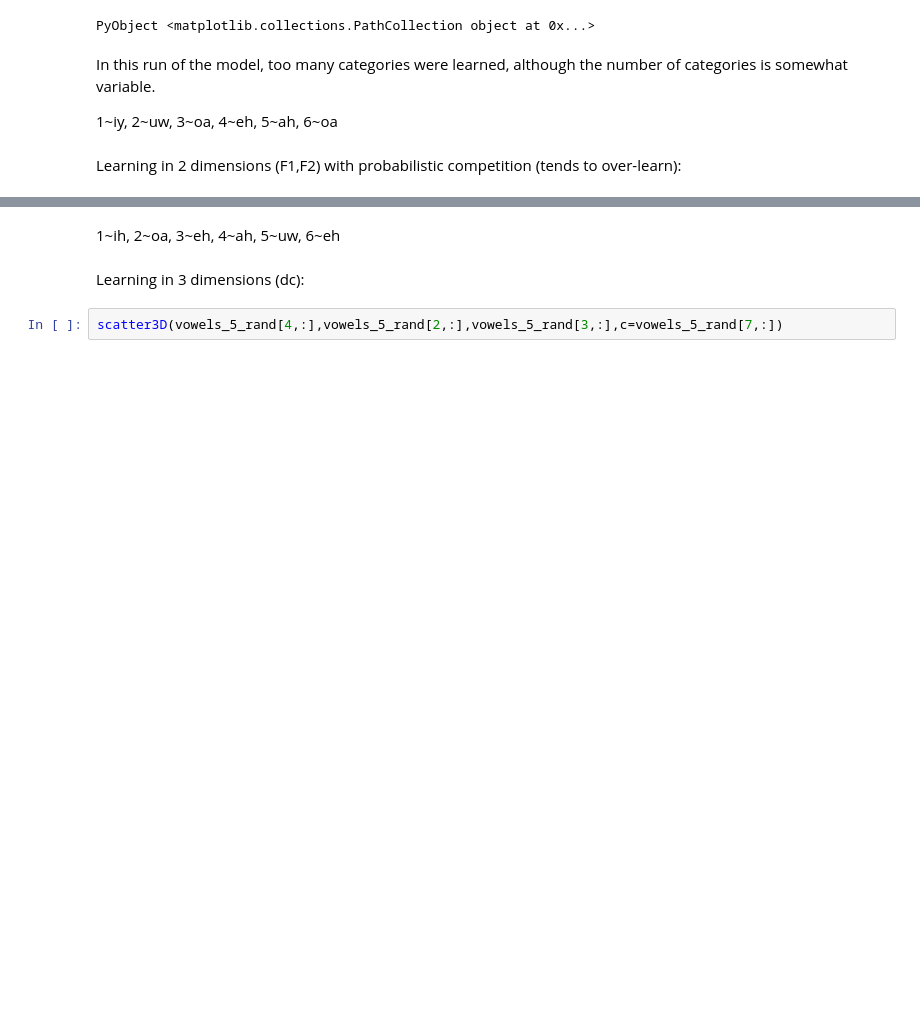
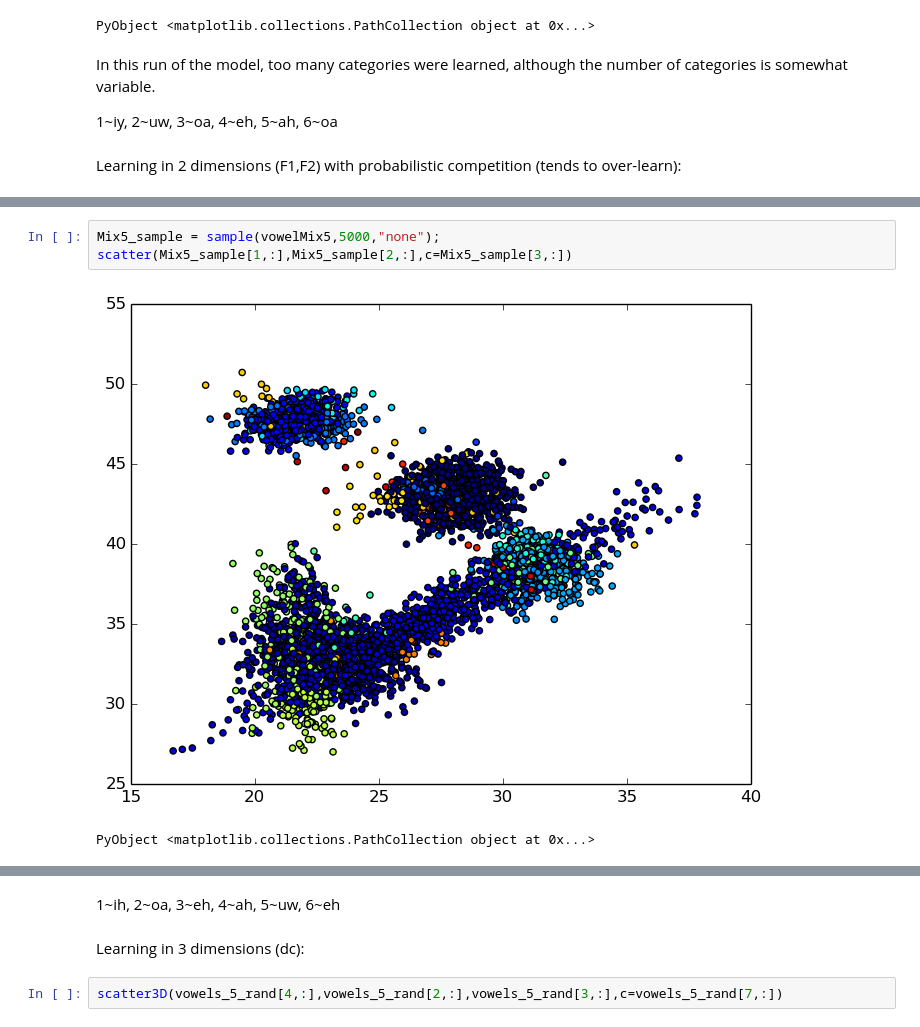
Before and after one commit to phasedchirp/dissertation, a Jupyter notebook: vowels.ipynb, the cells around one changed output, grey strips where cells are left out. Saved outputs shown, nothing was run; the diff lists cells and outputs as text; blank space fills up the shorter version.

```diff
--- a/vowels.ipynb
+++ b/vowels.ipynb
@@ -134,0 +146,6 @@ end
+# %%
+Mix5_sample = sample(vowelMix5,5000,"none");
+scatter(Mix5_sample[1,:],Mix5_sample[2,:],c=Mix5_sample[3,:])
+# %% [output]
+[figure, added]
+PyObject <matplotlib.collections.PathCollection object at 0x...>
```
Also changed, not shown: parts of 28 cells of this notebook, 1 other file.
